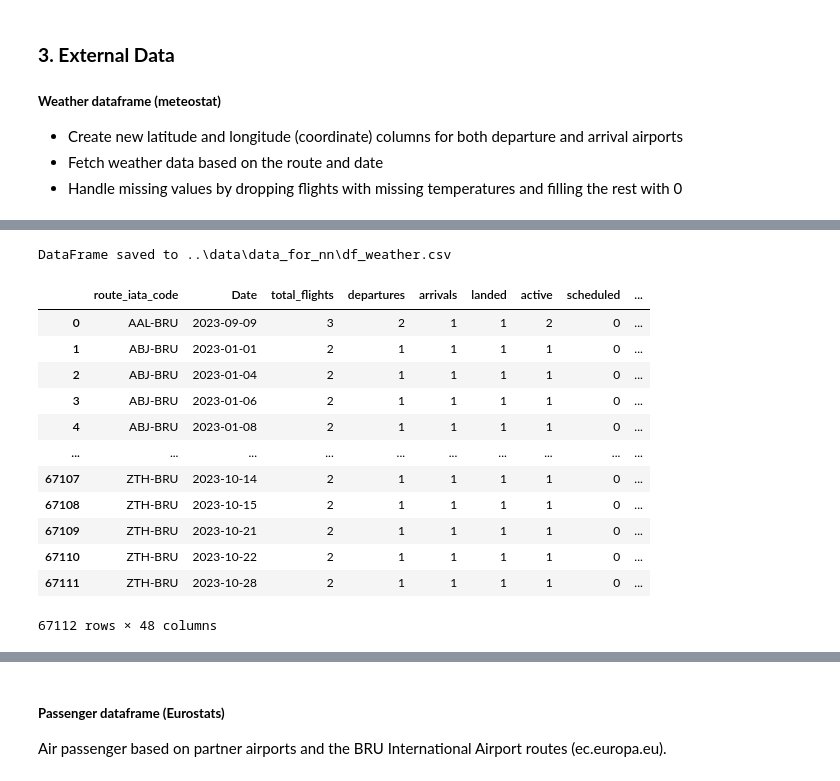
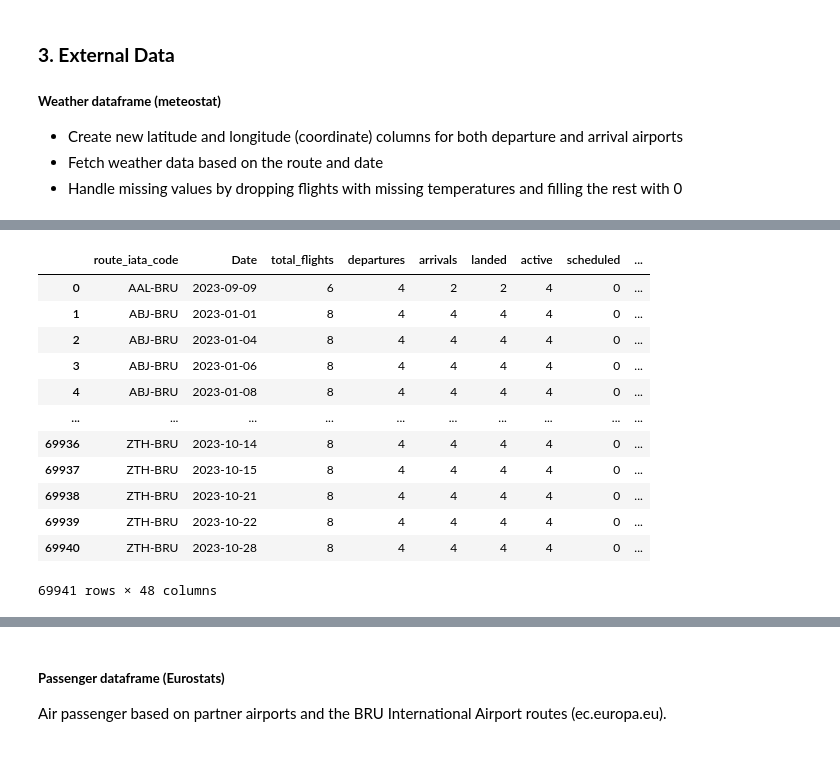
Before and after one commit to DT-Service-Consulting/avstats, a Jupyter notebook: avstats/AvStats_EDA.ipynb, the cells around one changed output, grey strips where cells are left out. Saved outputs shown, nothing was run; the diff lists cells and outputs as text; code cells hidden in the pictures.

```diff
--- a/avstats/AvStats_EDA.ipynb
+++ b/avstats/AvStats_EDA.ipynb
@@ -328,33 +289,32 @@ Weather data was merged with schedule data successfully.
 # %%
 # Remove duplicates and missing values
-df_weather = df_weather.drop_duplicates()
-df_weather = df_weather.dropna(subset=['tavg_dep', 'tavg_arr'])
+#df_weather = pd.read_csv(os.path.join("..", r"data\data_for_machine_learning", "df_weather.csv"))
+df_weather.drop_duplicates()
+df_weather.dropna(subset=['tavg_dep', 'tavg_arr'])
 
 # Convert categorical columns to strings and fill missing values
-df_weather = df_weather.apply(lambda col: col.astype(str) if col.dtype.name == 'category' else col)
+df_weather.apply(lambda col: col.astype(str) if col.dtype.name == 'category' else col)
 df_weather.fillna(0, inplace=True)
 df_weather_new_features = feature_engineering.new_weather_features(df_weather)
-save_dataframe(df_weather_new_features, r"data_for_nn\df_weather")
 
 # Preprocess the datetime column
 aggregator = MergeData(df_weather_new_features)
 aggregator.preprocess_datetime()
 
 # Aggregate daily
 df_weather_daily = aggregator.aggregate_daily(passenger_data=False)
 df_weather_daily
 # %% [output]
+|  | route_iata_code | Date | total_flights | departures | arrivals | landed | active | scheduled | ... |
+| 0 | AAL-BRU | 2023-09-09 | 6 | 4 | 2 | 2 | 4 | 0 | ... |
+| 1 | ABJ-BRU | 2023-01-01 | 8 | 4 | 4 | 4 | 4 | 0 | ... |
+| 2 | ABJ-BRU | 2023-01-04 | 8 | 4 | 4 | 4 | 4 | 0 | ... |
+| 3 | ABJ-BRU | 2023-01-06 | 8 | 4 | 4 | 4 | 4 | 0 | ... |
+| 4 | ABJ-BRU | 2023-01-08 | 8 | 4 | 4 | 4 | 4 | 0 | ... |
+| ... | ... | ... | ... | ... | ... | ... | ... | ... | ... |
+| 69936 | ZTH-BRU | 2023-10-14 | 8 | 4 | 4 | 4 | 4 | 0 | ... |
+| 69937 | ZTH-BRU | 2023-10-15 | 8 | 4 | 4 | 4 | 4 | 0 | ... |
+| 69938 | ZTH-BRU | 2023-10-21 | 8 | 4 | 4 | 4 | 4 | 0 | ... |
+| 69939 | ZTH-BRU | 2023-10-22 | 8 | 4 | 4 | 4 | 4 | 0 | ... |
+| 69940 | ZTH-BRU | 2023-10-28 | 8 | 4 | 4 | 4 | 4 | 0 | ... |
-DataFrame saved to ..\data\data_for_nn\df_weather.csv
+69941 rows × 48 columns
-|  | route_iata_code | Date | total_flights | departures | arrivals | landed | active | scheduled | ... |
-| 0 | AAL-BRU | 2023-09-09 | 3 | 2 | 1 | 1 | 2 | 0 | ... |
-| 1 | ABJ-BRU | 2023-01-01 | 2 | 1 | 1 | 1 | 1 | 0 | ... |
-| 2 | ABJ-BRU | 2023-01-04 | 2 | 1 | 1 | 1 | 1 | 0 | ... |
-| 3 | ABJ-BRU | 2023-01-06 | 2 | 1 | 1 | 1 | 1 | 0 | ... |
-| 4 | ABJ-BRU | 2023-01-08 | 2 | 1 | 1 | 1 | 1 | 0 | ... |
-| ... | ... | ... | ... | ... | ... | ... | ... | ... | ... |
-| 67107 | ZTH-BRU | 2023-10-14 | 2 | 1 | 1 | 1 | 1 | 0 | ... |
-| 67108 | ZTH-BRU | 2023-10-15 | 2 | 1 | 1 | 1 | 1 | 0 | ... |
-| 67109 | ZTH-BRU | 2023-10-21 | 2 | 1 | 1 | 1 | 1 | 0 | ... |
-| 67110 | ZTH-BRU | 2023-10-22 | 2 | 1 | 1 | 1 | 1 | 0 | ... |
-| 67111 | ZTH-BRU | 2023-10-28 | 2 | 1 | 1 | 1 | 1 | 0 | ... |
-67112 rows × 48 columns
```
Also changed, not shown: parts of 36 cells of this notebook, 5 other files.
